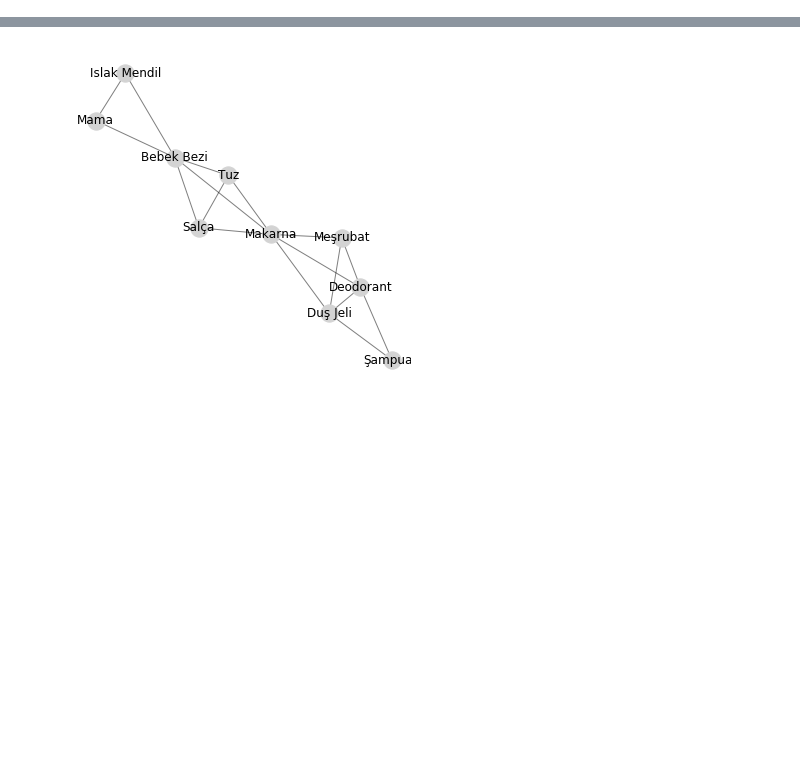
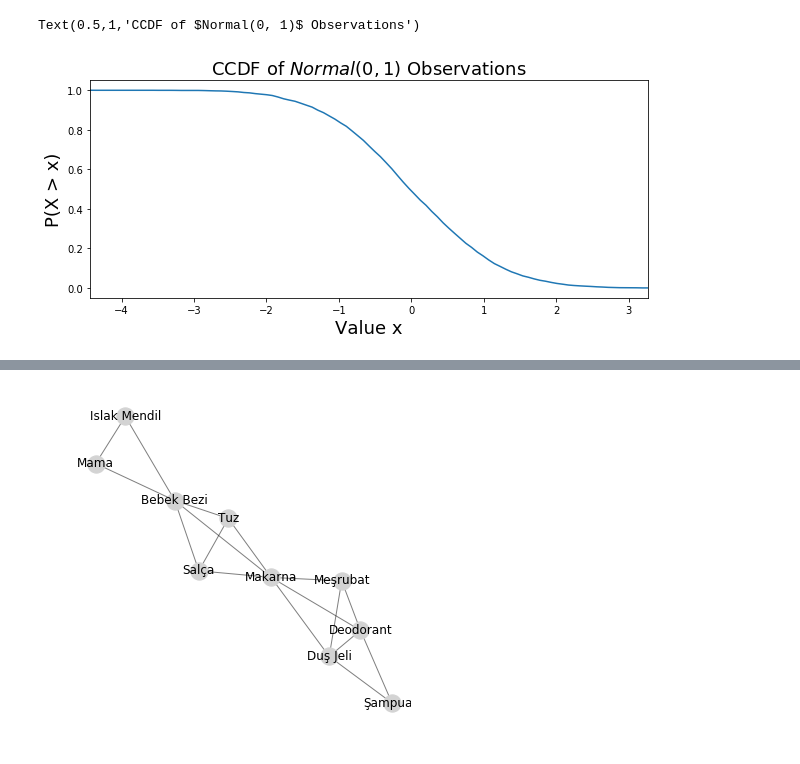
Before and after one commit to egemensert/Network-Tutorials, a Jupyter notebook: gun_iki.ipynb, the cells around one changed output, grey strips where cells are left out. Saved outputs shown, nothing was run; the diff lists cells and outputs as text; code cells hidden in the pictures; blank space fills up the shorter version.

```diff
--- a/gun_iki.ipynb
+++ b/gun_iki.ipynb
@@ -6,0 +50,11 @@ import matplotlib.pyplot as plt
+# %%
+fig, ax = plt.subplots(1, 1, figsize=(10, 4))
+
+ax.plot(edges, ccdf)
+ax.set_xlim(edges.min(), edges.max())
+ax.set_xlabel('Value x', fontsize=18)
+ax.set_ylabel('P(X > x)', fontsize=18)
+ax.set_title('CCDF of $Normal(0, 1)$ Observations', fontsize=18)
+# %% [output]
+Text(0.5,1,'CCDF of $Normal(0, 1)$ Observations')
+[figure, added]
```
Also changed, not shown: parts of 18 cells of this notebook, 1 other file.
